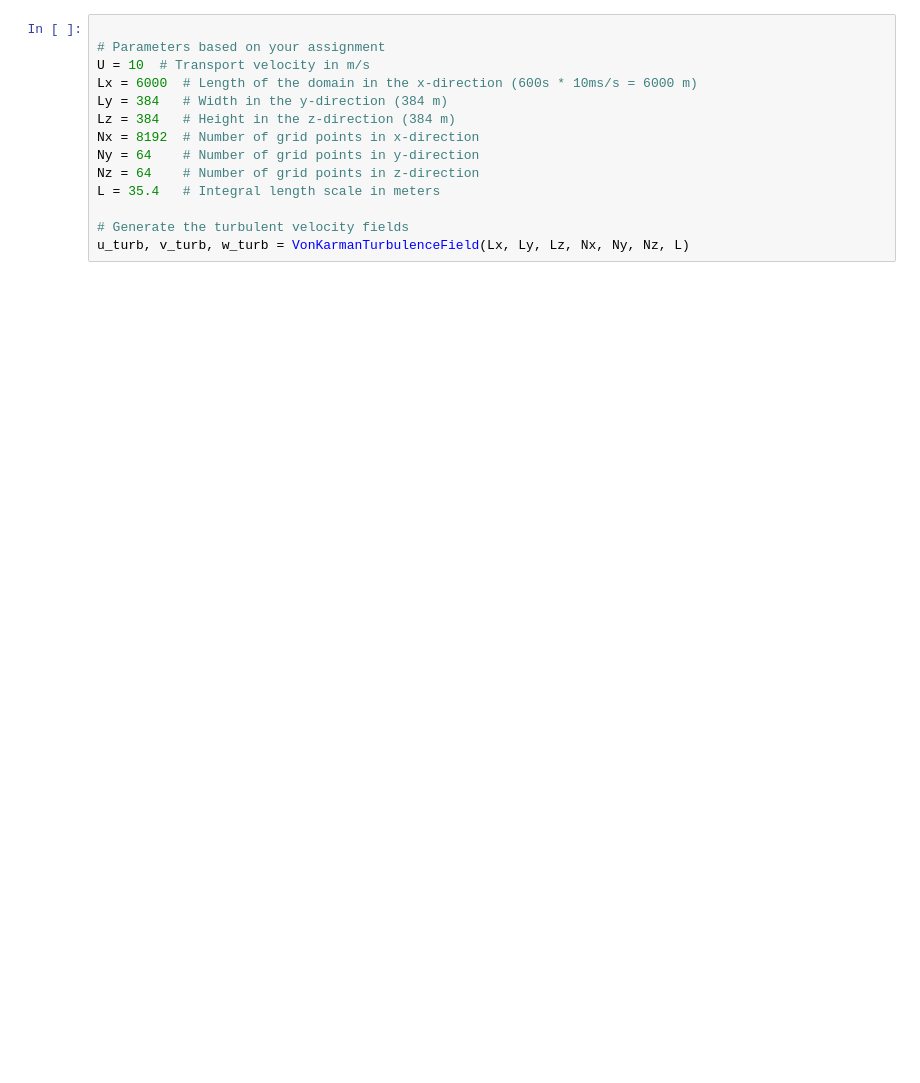
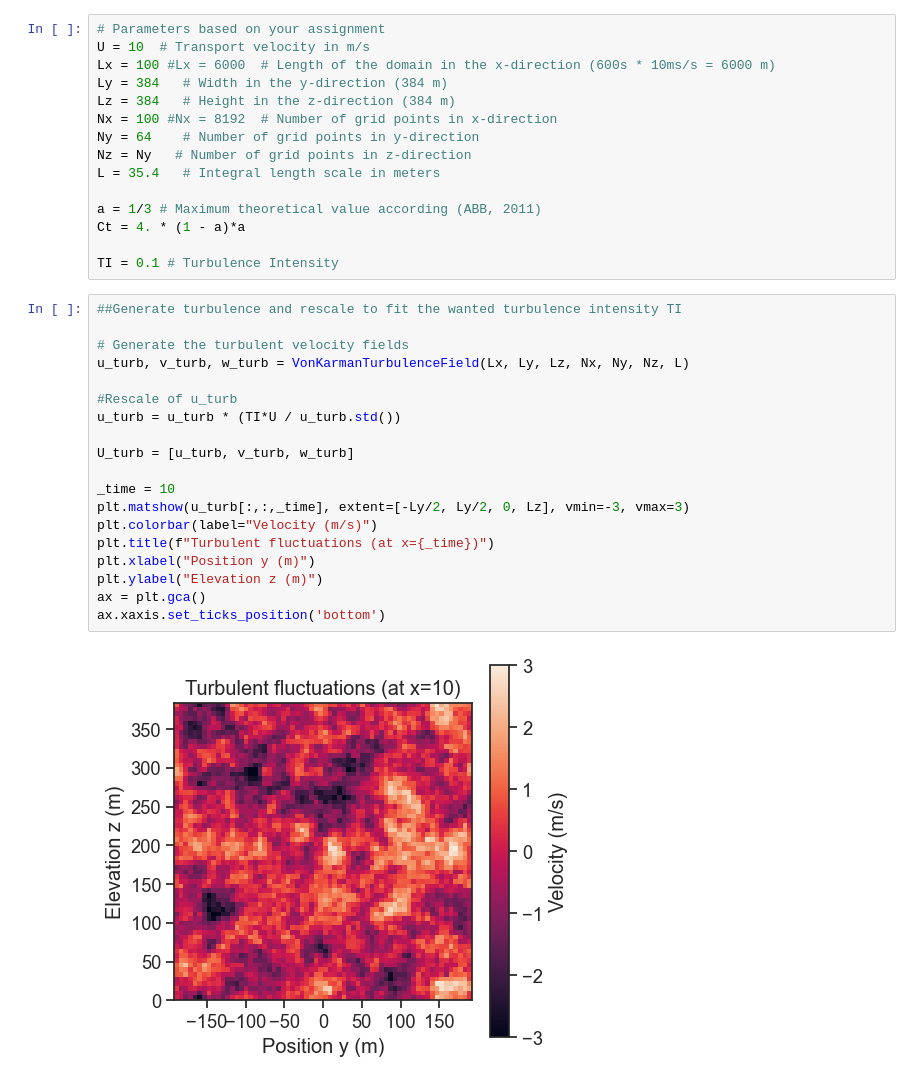
Before and after one commit to LouisPauchet/2024_INSA_EOLEProject_fore-aft_bending_turbulent, a Jupyter notebook: ProjectEOLE.ipynb, the cells around one changed output. Saved outputs shown, nothing was run; the diff lists cells and outputs as text; blank space fills up the shorter version.

```diff
--- a/ProjectEOLE.ipynb
+++ b/ProjectEOLE.ipynb
@@ -64,14 +12,36 @@ def solve_dynamics_in_fourier(M, gamma, K, f_t, dt):
 # %%
-
 # Parameters based on your assignment
 U = 10  # Transport velocity in m/s
-Lx = 6000  # Length of the domain in the x-direction (600s * 10ms/s = 6000 m)
+Lx = 100 #Lx = 6000  # Length of the domain in the x-direction (600s * 10ms/s = 6000 m)
 Ly = 384   # Width in the y-direction (384 m)
 Lz = 384   # Height in the z-direction (384 m)
-Nx = 8192  # Number of grid points in x-direction
+Nx = 100 #Nx = 8192  # Number of grid points in x-direction
 Ny = 64    # Number of grid points in y-direction
-Nz = 64    # Number of grid points in z-direction
+Nz = Ny   # Number of grid points in z-direction
 L = 35.4   # Integral length scale in meters
 
-# Generate the turbulent velocity fields
-u_turb, v_turb, w_turb = VonKarmanTurbulenceField(Lx, Ly, Lz, Nx, Ny, Nz, L)
+a = 1/3 # Maximum theoretical value according (ABB, 2011)
+Ct = 4. * (1 - a)*a
+
+TI = 0.1 # Turbulence Intensity
+# %%
+##Generate turbulence and rescale to fit the wanted turbulence intensity TI
+
+# Generate the turbulent velocity fields
+u_turb, v_turb, w_turb = VonKarmanTurbulenceField(Lx, Ly, Lz, Nx, Ny, Nz, L)
+
+#Rescale of u_turb
+u_turb = u_turb * (TI*U / u_turb.std())
+
+U_turb = [u_turb, v_turb, w_turb]
+
+_time = 10
+plt.matshow(u_turb[:,:,_time], extent=[-Ly/2, Ly/2, 0, Lz], vmin=-3, vmax=3)
+plt.colorbar(label="Velocity (m/s)")
+plt.title(f"Turbulent fluctuations (at x={_time})")
+plt.xlabel("Position y (m)")
+plt.ylabel("Elevation z (m)")
+ax = plt.gca()
+ax.xaxis.set_ticks_position('bottom')
+# %% [output]
+[figure, added]
```
Also changed, not shown: parts of 11 cells of this notebook, 3 other files.
